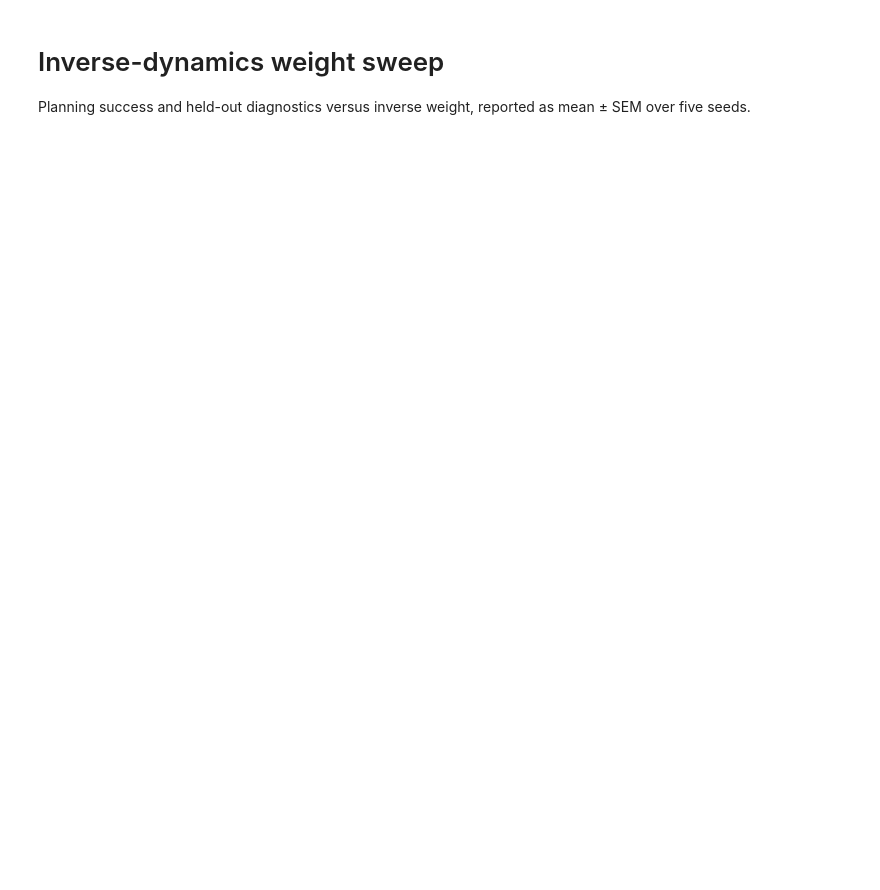
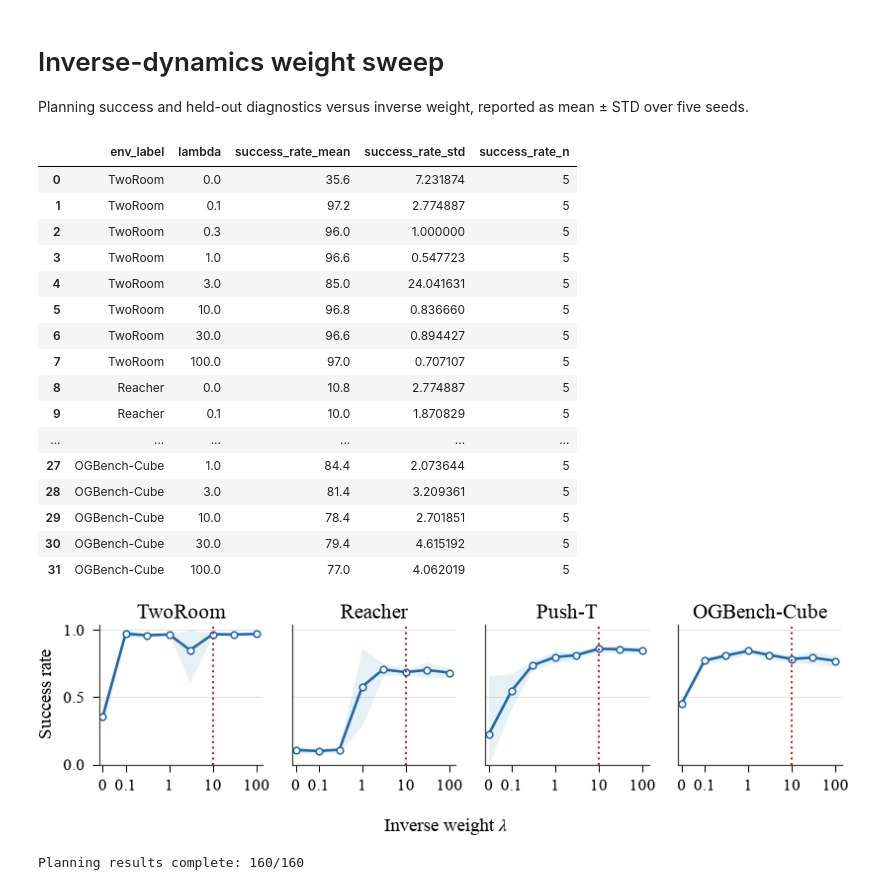
Before and after one commit to petr-ivashkov/sensorimotor-world-model, a Jupyter notebook: planning/experiments/lambda_sweep/plot_results.ipynb, the cells around one changed output. Drawn from its saved outputs; the diff is of its cells as text; code cells hidden in the pictures; blank space fills up the shorter version.

```diff
--- a/planning/experiments/lambda_sweep/plot_results.ipynb
+++ b/planning/experiments/lambda_sweep/plot_results.ipynb
@@ -1,7 +1,7 @@
 # %% [markdown]
 # Inverse-dynamics weight sweep
 
-Planning success and held-out diagnostics versus inverse weight, reported as mean ± SEM over five seeds.
+Planning success and held-out diagnostics versus inverse weight, reported as mean ± STD over five seeds.
 # %%
 import os
 import sys
@@ -46,7 +46,7 @@ summary = pd.read_csv(EXP_DIR / "results" / "summary_results.csv")
 summary["lambda"] = pd.to_numeric(summary["lambda"], errors="coerce")
 
 display(summary[[
-    "env_label", "lambda", "success_rate_mean", "success_rate_sem", "success_rate_n"
+    "env_label", "lambda", "success_rate_mean", "success_rate_std", "success_rate_n"
 ]])
 
 fig, axes = plt.subplots(1, len(ENV_ORDER), figsize=(FULL_WIDTH, 1.75), sharey=True)
@@ -54,35 +54,55 @@ for ax, env_name in zip(axes, ENV_ORDER):
     group = summary[summary.env_label.eq(env_name)].sort_values("lambda")
     x = group["lambda"].map(lambda_to_plot).to_numpy(float)
     y = group["success_rate_mean"].to_numpy(float) / 100.0
-    error = group["success_rate_sem"].to_numpy(float) / 100.0
+    error = group["success_rate_std"].to_numpy(float) / 100.0
 
     valid = np.isfinite(x) & np.isfinite(y)
     ax.fill_between(x[valid], np.clip(y[valid] - error[valid], 0, 1),
                     np.clip(y[valid] + error[valid], 0, 1),
                     color=palette["Med Blue"], alpha=0.22, linewidth=0)
     ax.plot(x[valid], y[valid], color=palette["Dark Blue"], marker="o",
             markersize=3.2, markerfacecolor="white", markeredgewidth=0.75,
             linewidth=1.25)
     ax.axvline(10.0, color=palette["Dark Red"], linestyle=":", linewidth=1.0)
     ax.set_title(env_name, pad=3)
     ax.set_xscale("log")
     ax.set_xlim(0.025, 140)
     ax.set_ylim(0, 1.04)
     ax.xaxis.set_major_locator(FixedLocator([ZERO_LOG_POSITION, 0.1, 1.0, 10.0, 100.0]))
     ax.xaxis.set_major_formatter(FixedFormatter(["0", "0.1", "1", "10", "100"]))
     ax.xaxis.set_minor_formatter(NullFormatter())
     ax.set_yticks([0, 0.5, 1.0])
     ax.grid(axis="y", linewidth=0.45)
     ax.spines[["top", "right"]].set_visible(False)
     if ax is not axes[0]:
         ax.tick_params(axis="y", length=0)
 
 axes[0].set_ylabel("Success rate")
 fig.supxlabel("Inverse weight $\\lambda$", y=0.02, fontsize=plt.rcParams["axes.labelsize"])
 fig.subplots_adjust(left=0.075, right=0.985, bottom=0.30, top=0.84, wspace=0.18)
 plt.show()
 
 print(f"Planning results complete: {(runs.planning_status == 'ok').sum()}/{len(runs)}")
+# %% [output]
+|  | env_label | lambda | success_rate_mean | success_rate_std | success_rate_n |
+| 0 | TwoRoom | 0.0 | 35.6 | 7.231874 | 5 |
+| 1 | TwoRoom | 0.1 | 97.2 | 2.774887 | 5 |
+| 2 | TwoRoom | 0.3 | 96.0 | 1.000000 | 5 |
+| 3 | TwoRoom | 1.0 | 96.6 | 0.547723 | 5 |
+| 4 | TwoRoom | 3.0 | 85.0 | 24.041631 | 5 |
+| 5 | TwoRoom | 10.0 | 96.8 | 0.836660 | 5 |
+| 6 | TwoRoom | 30.0 | 96.6 | 0.894427 | 5 |
+| 7 | TwoRoom | 100.0 | 97.0 | 0.707107 | 5 |
+| 8 | Reacher | 0.0 | 10.8 | 2.774887 | 5 |
+| 9 | Reacher | 0.1 | 10.0 | 1.870829 | 5 |
+| ... | ... | ... | ... | ... | ... |
+| 27 | OGBench-Cube | 1.0 | 84.4 | 2.073644 | 5 |
+| 28 | OGBench-Cube | 3.0 | 81.4 | 3.209361 | 5 |
+| 29 | OGBench-Cube | 10.0 | 78.4 | 2.701851 | 5 |
+| 30 | OGBench-Cube | 30.0 | 79.4 | 4.615192 | 5 |
+| 31 | OGBench-Cube | 100.0 | 77.0 | 4.062019 | 5 |
+[figure, added]
+Planning results complete: 160/160
 # %%
 # Held-out, simulator-free diagnostics versus the same lambda values.
 DIAGNOSTICS = [
```
Also changed, not shown: parts of 1 cell of this notebook, 17 other files.
